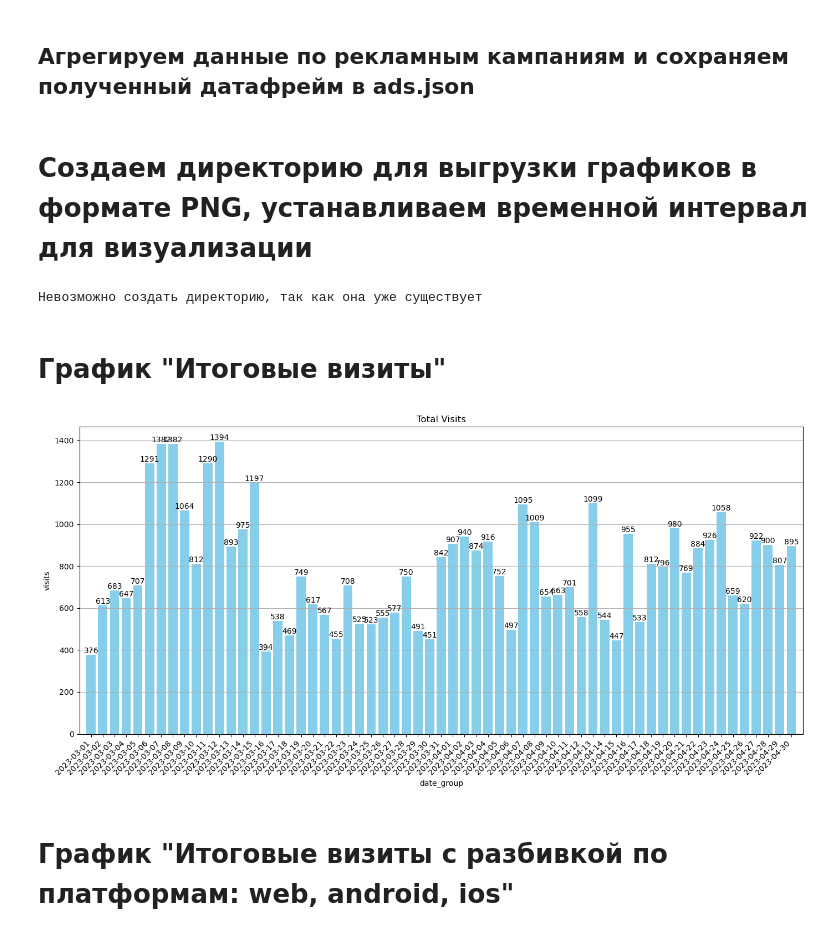
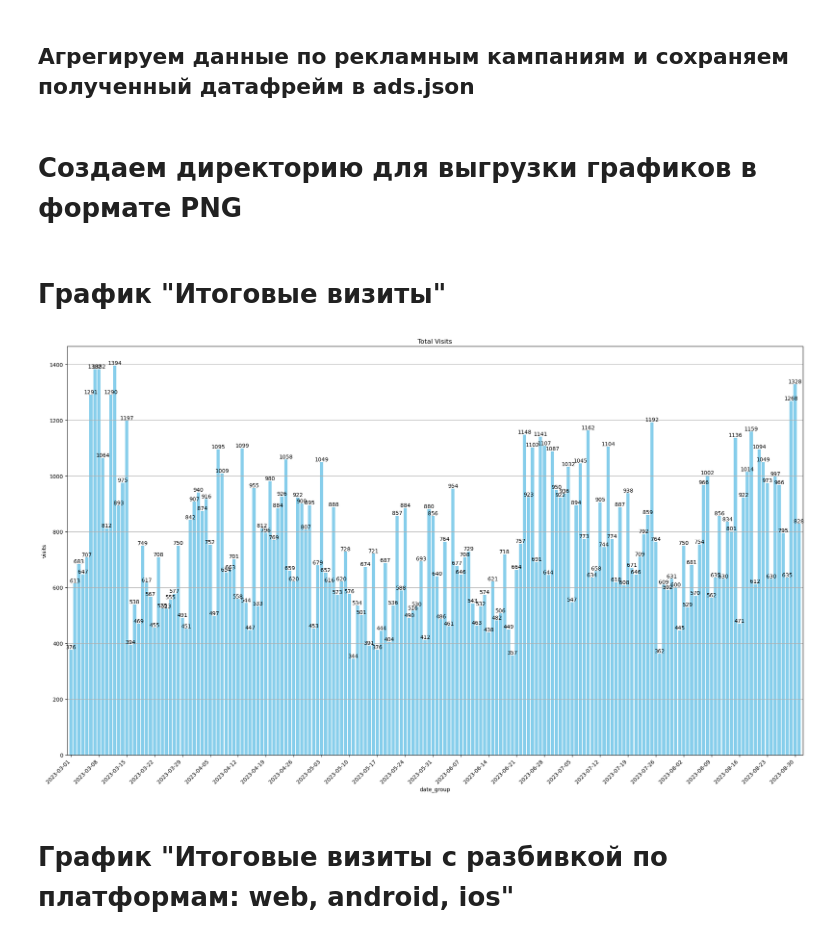
Before and after one commit to rkliver/data-analytics-project-100, a Jupyter notebook: data-analytics-project-100.ipynb, the cells around one changed output. Saved outputs shown, nothing was run; the diff lists cells and outputs as text; code cells hidden in the pictures.

Commit message:
Реализовал отрисовку всех графиков

```diff
--- a/data-analytics-project-100.ipynb
+++ b/data-analytics-project-100.ipynb
@@ -66,55 +67,53 @@ df_ads['date_group'] = pd.to_datetime(df_ads['date']).dt.strftime('%Y-%m-%d')
 df_ads_grouped = df_ads.groupby(['date_group']).agg({'cost': 'sum', 'utm_campaign': 'first'}).reset_index()
 
 #Объединяем полученный датафрейм с df_conversions
-df_ads_result = pd.merge(df_conversions, df_ads_grouped, on='date_group', how='left')
+df_result = pd.merge(df_conversions, df_ads_grouped, on='date_group', how='left')
 
 #Заполняем пустые значения в датафрейме
-df_ads_result['cost'] = df_ads_result['cost'].fillna(0)
-df_ads_result['utm_campaign'] = df_ads_result['utm_campaign'].fillna('none')
+df_result['cost'] = df_result['cost'].fillna(0)
+df_result['utm_campaign'] = df_result['utm_campaign'].fillna('none')
 
 #Сортируем строки согласно заданию
-df_ads_result = df_ads_result.sort_values(by='date_group')
+df_result = df_result.sort_values(by='date_group')
 
 #Сохраняем полученный датафрейм в формате JSON
-df_ads_result.to_json('ads.json')
+df_result.to_json('ads.json')
 # %% [markdown]
-# Создаем директорию для выгрузки графиков в формате PNG, устанавливаем временной интервал для визуализации
+# Создаем директорию для выгрузки графиков в формате PNG
 # %%
+#Создадим директорию
 try:
     os.makedirs('./charts')
 except FileExistsError:
     print('Невозможно создать директорию, так как она уже существует')
-
-df_by_dates = df_ads_result[(df_ads_result['date_group'].astype(str) >= '2023-03-01') & (df_ads_result['date_group'].astype(str) <= '2023-04-30')]
-# %% [output]
-Невозможно создать директорию, так как она уже существует
 # %% [markdown]
 # График "Итоговые визиты"
 # %%
-#Группируем посещения по дате
-data = df_by_dates.groupby('date_group')['visits'].sum().reset_index()
+#Агрегируем данные
+data = df_result.groupby('date_group')['visits'].sum().reset_index()
 
 #Создаем график
-plt.figure(figsize=(14, 7))
+plt.figure(figsize=(20, 12))
 bars = plt.bar(data['date_group'], data['visits'], color='skyblue')
 plt.xlabel('date_group')
 plt.ylabel('visits')
 plt.title('Total Visits')
+plt.gca().xaxis.set_major_locator(mdates.DayLocator(interval=7))
 plt.xticks(rotation=45, ha='right')
 plt.grid(axis='y')
 plt.xlim(-1, len(data['date_group']))
 for bar in bars:
     height = bar.get_height()
     plt.text(bar.get_x() + bar.get_width()/2.0, height, '%d' % int(height), ha='center', va='bottom')
 plt.tight_layout()
 
 #Сохраняем график в формате PNG
 plt.savefig('./charts/total_visits.png')
 
 #Отрисовываем график
 plt.show()
 # %% [output]
-[figure, old version]
+[figure, new version]
 # %% [markdown]
 # График "Итоговые визиты с разбивкой по платформам: web, android, ios"
 # %%
```
Also changed, not shown: parts of 10 cells of this notebook, 11 other files.
